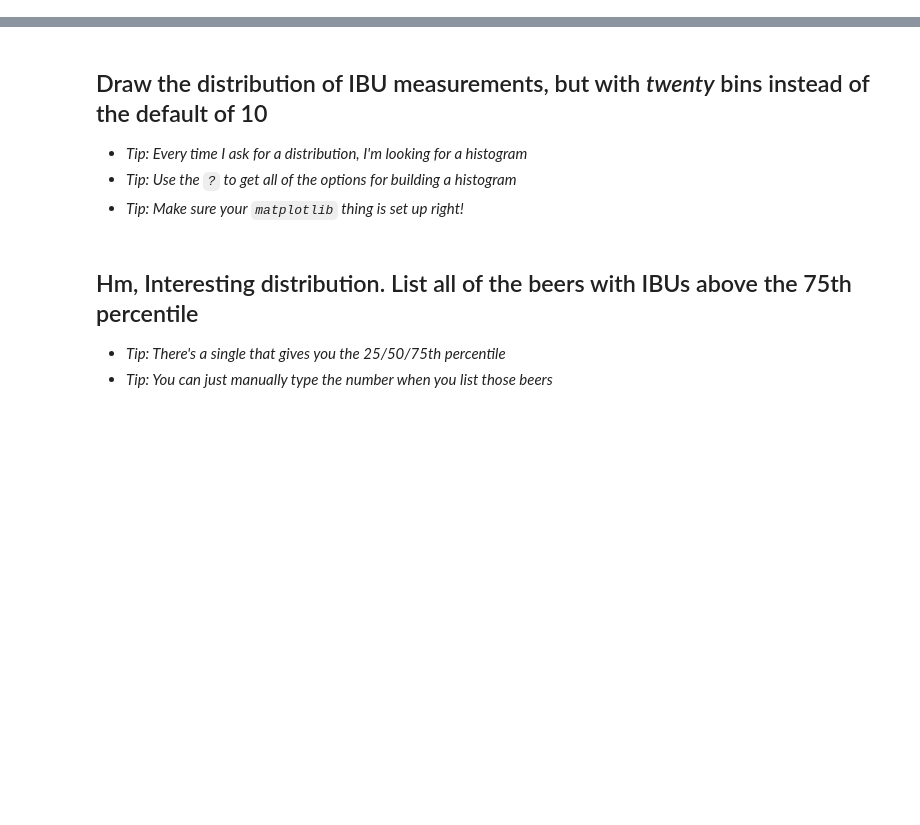
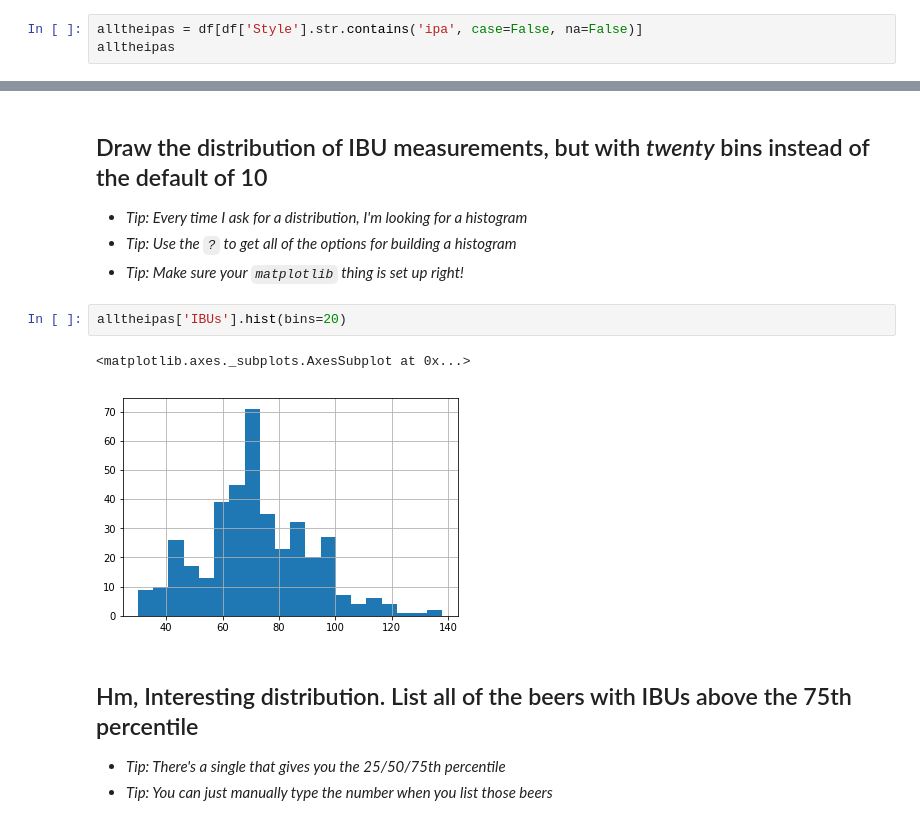
Before and after one commit to xeophin/lede-foundations, a Jupyter notebook: 06-homework-part1/Dataset ONE - Beer cans.ipynb, the cells around one changed output, grey strips where cells are left out. Saved outputs shown, nothing was run; the diff lists cells and outputs as text; blank space fills up the shorter version.

```diff
--- a/06-homework-part1/Dataset ONE - Beer cans.ipynb
+++ b/06-homework-part1/Dataset ONE - Beer cans.ipynb
@@ -69,3 +236,6 @@ Brooklyn used to produce 80% of the country's beer! Let's see if it's still true
 Include American IPAs, Imperial IPAs, and anything else with "IPA in it."
 
 IPA stands for [India Pale Ale](https://www.bonappetit.com/story/ipa-beer-styles), and is probably the most popular kind of beer in the US for people who are drinking [craft beer](https://www.craftbeer.com/beer/what-is-craft-beer).
+# %%
+alltheipas = df[df['Style'].str.contains('ipa', case=False, na=False)]
+alltheipas
@@ -92,6 +287,11 @@ It looks like some of those values *aren't numbers*. There are two ways to fix t
 - *Tip: Every time I ask for a distribution, I'm looking for a histogram*
 - *Tip: Use the `?` to get all of the options for building a histogram*
 - *Tip: Make sure your `matplotlib` thing is set up right!*
+# %%
+alltheipas['IBUs'].hist(bins=20)
+# %% [output]
+<matplotlib.axes._subplots.AxesSubplot at 0x...>
+[figure, added]
 # %% [markdown]
 ## Hm, Interesting distribution. List all of the beers with IBUs above the 75th percentile
 
```
Also changed, not shown: parts of 33 cells of this notebook.
